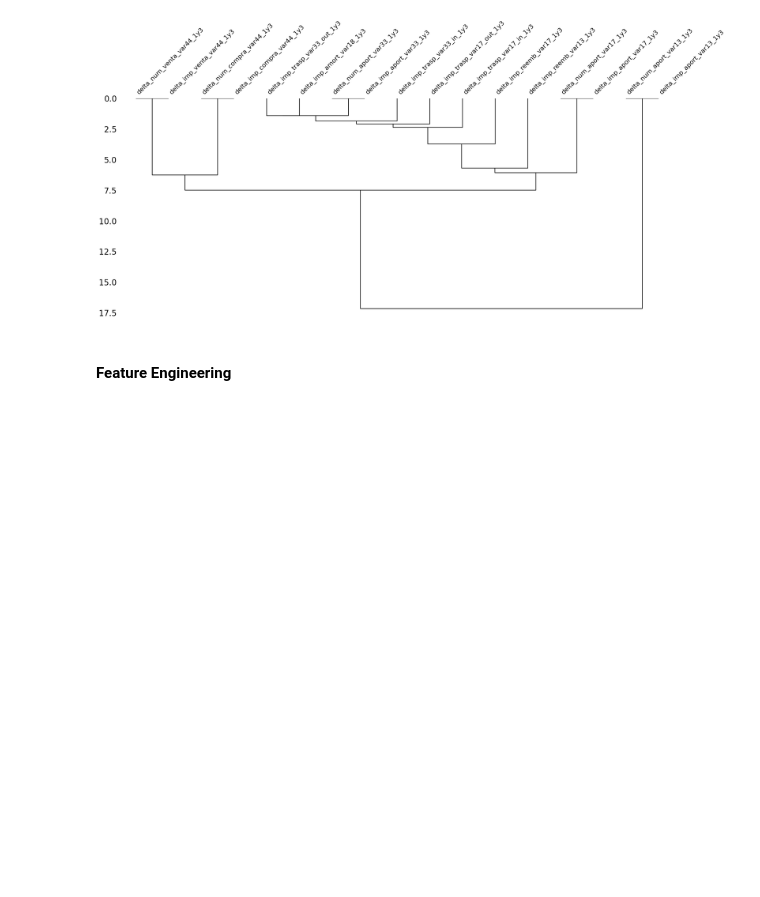
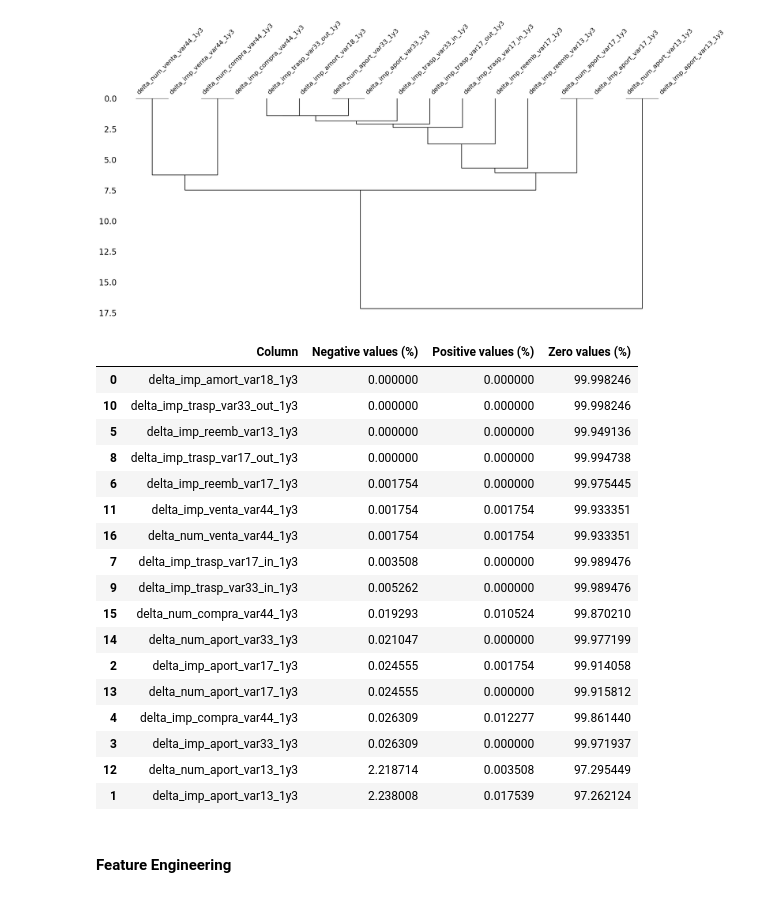
Before and after one commit to FelipeViacava/data-masters-case, a Jupyter notebook: 01-eda.ipynb, the cells around one changed output. Saved outputs shown, nothing was run; the diff lists cells and outputs as text; code cells hidden in the pictures; blank space fills up the shorter version.

```diff
--- a/01-eda.ipynb
+++ b/01-eda.ipynb
@@ -432,6 +452,27 @@ plt.show()
 # %% [output]
 [figure]
 [figure]
+# %%
+neg_pos_zero(df, delta_cols)
+# %% [output]
+|  | Column | Negative values (%) | Positive values (%) | Zero values (%) |
+| 0 | delta_imp_amort_var18_1y3 | 0.000000 | 0.000000 | 99.998246 |
+| 10 | delta_imp_trasp_var33_out_1y3 | 0.000000 | 0.000000 | 99.998246 |
+| 5 | delta_imp_reemb_var13_1y3 | 0.000000 | 0.000000 | 99.949136 |
+| 8 | delta_imp_trasp_var17_out_1y3 | 0.000000 | 0.000000 | 99.994738 |
+| 6 | delta_imp_reemb_var17_1y3 | 0.001754 | 0.000000 | 99.975445 |
+| 11 | delta_imp_venta_var44_1y3 | 0.001754 | 0.001754 | 99.933351 |
+| 16 | delta_num_venta_var44_1y3 | 0.001754 | 0.001754 | 99.933351 |
+| 7 | delta_imp_trasp_var17_in_1y3 | 0.003508 | 0.000000 | 99.989476 |
+| 9 | delta_imp_trasp_var33_in_1y3 | 0.005262 | 0.000000 | 99.989476 |
+| 15 | delta_num_compra_var44_1y3 | 0.019293 | 0.010524 | 99.870210 |
+| 14 | delta_num_aport_var33_1y3 | 0.021047 | 0.000000 | 99.977199 |
+| 2 | delta_imp_aport_var17_1y3 | 0.024555 | 0.001754 | 99.914058 |
+| 13 | delta_num_aport_var17_1y3 | 0.024555 | 0.000000 | 99.915812 |
+| 4 | delta_imp_compra_var44_1y3 | 0.026309 | 0.012277 | 99.861440 |
+| 3 | delta_imp_aport_var33_1y3 | 0.026309 | 0.000000 | 99.971937 |
+| 12 | delta_num_aport_var13_1y3 | 2.218714 | 0.003508 | 97.295449 |
+| 1 | delta_imp_aport_var13_1y3 | 2.238008 | 0.017539 | 97.262124 |
 # %% [markdown]
 #### Feature Engineering
 # %% [markdown]
```
Also changed, not shown: parts of 3 cells of this notebook, 8 other files.
